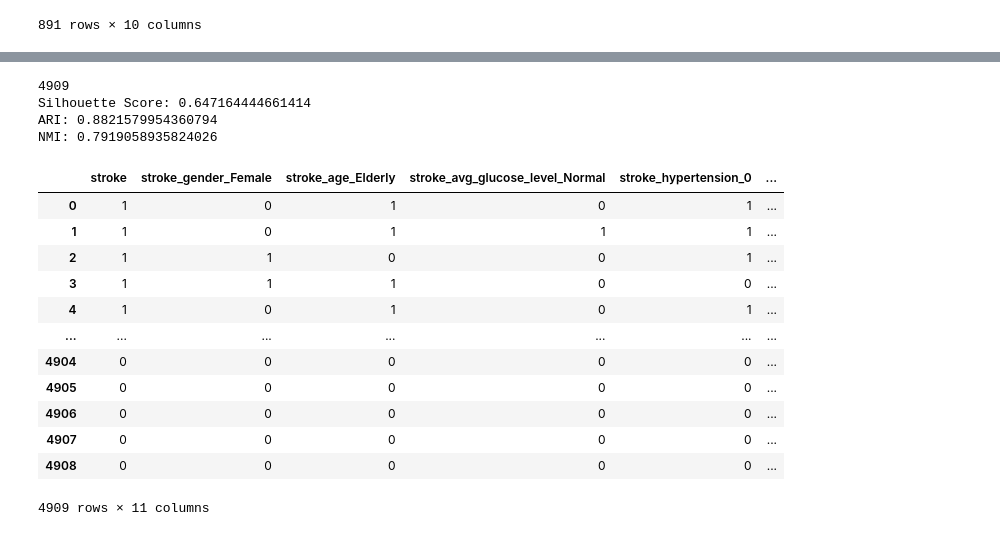
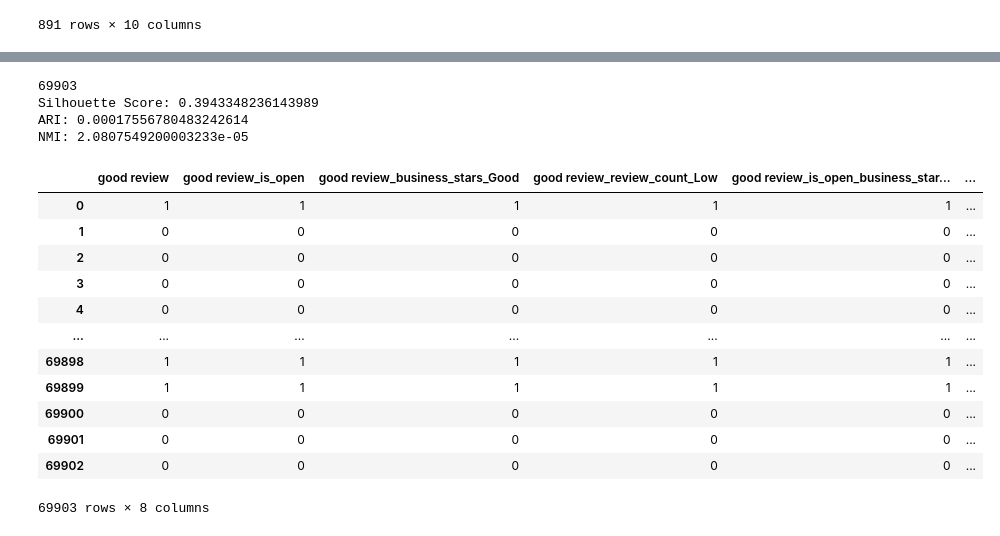
Before and after one commit to gtengwei/CZ4032-Data-Mining, a Jupyter notebook: agglomerative.ipynb, the cells around one changed output, grey strips where cells are left out. Saved outputs shown, nothing was run; the diff lists cells and outputs as text; code cells hidden in the pictures.

```diff
--- a/agglomerative.ipynb
+++ b/agglomerative.ipynb
@@ -380,4 +379,5 @@ NMI: 1.0
 # %%
-df = pd.read_csv('dataset/healthcare/healthcare.csv')
+df = pd.read_csv('dataset/business/sliced_review_business_3.csv')
+df = df[df.columns[1:]]
 df
 # %% [output]
@@ -449,11 +407,11 @@ NMI: 0.03149860939659415
 # %%
 #Run apriori algo on healthcare dataset
-combined_freq_itemsets, rules = my_apriori(df, 100, 0.4, target='stroke')
+combined_freq_itemsets, rules = my_apriori(df, 10000, 0.4, target='good review')
 # %%
-# print frequent itemset
+# print the frequent itemset
 count = 0
 for key, value in combined_freq_itemsets.items():
-    if 'stroke' in key:
+    if 'good review' in key:
         print(key, value)
         count += 1
 print(count)
@@ -473,10 +428,10 @@ print(count)
 # %%
 # original dataset + frequent itemset
-frequent_stroke_df = df.copy()
+frequent_business_df = df.copy()
 for key in combined_freq_itemsets:
     # Create a new column with 1 if all specified columns in the combination are 1, and 0 otherwise
-    if 'stroke' in key:
+    if 'good review' in key:
         combo_name = '_'.join(key)  # Create a column name based on the combination
-        frequent_stroke_df[combo_name] = frequent_stroke_df[list(key)].all(axis=1).astype(int)
-frequent_stroke_df
+        frequent_business_df[combo_name] = frequent_business_df[list(key)].all(axis=1).astype(int)
+frequent_business_df
 # %% [output]
@@ -496,34 +451,34 @@ frequent_stroke_df
 # %%
 # original dataset + frequent itemset
-agglomerative(frequent_stroke_df)
+agglomerative(frequent_business_df)
 # %% [output]
-4909
-Silhouette Score: 0.647164444661414
-ARI: 0.8821579954360794
-NMI: 0.7919058935824026
+69903
+Silhouette Score: 0.3943348236143989
+ARI: 0.00017556780483242614
+NMI: 2.0807549200003233e-05
 # %%
 # only frequent itemset
 frequent_df = pd.DataFrame()
 for key in combined_freq_itemsets:
     # Create a new column with 1 if all specified columns in the combination are 1, and 0 otherwise
-    if 'stroke' in key:
+    if 'good review' in key:
         combo_name = '_'.join(key)  # Create a column name based on the combination
-        frequent_df[combo_name] = frequent_stroke_df[list(key)].all(axis=1).astype(int)
+        frequent_df[combo_name] = frequent_business_df[list(key)].all(axis=1).astype(int)
 frequent_df
 # %% [output]
-|  | stroke | stroke_gender_Female | stroke_age_Elderly | stroke_avg_glucose_level_Normal | stroke_hypertension_0 | ... |
-| 0 | 1 | 0 | 1 | 0 | 1 | ... |
-| 1 | 1 | 0 | 1 | 1 | 1 | ... |
-| 2 | 1 | 1 | 0 | 0 | 1 | ... |
-| 3 | 1 | 1 | 1 | 0 | 0 | ... |
-| 4 | 1 | 0 | 1 | 0 | 1 | ... |
+|  | good review | good review_is_open | good review_business_stars_Good | good review_review_count_Low | good review_is_open_business_star... | ... |
+| 0 | 1 | 1 | 1 | 1 | 1 | ... |
+| 1 | 0 | 0 | 0 | 0 | 0 | ... |
+| 2 | 0 | 0 | 0 | 0 | 0 | ... |
+| 3 | 0 | 0 | 0 | 0 | 0 | ... |
+| 4 | 0 | 0 | 0 | 0 | 0 | ... |
 | ... | ... | ... | ... | ... | ... | ... |
-| 4904 | 0 | 0 | 0 | 0 | 0 | ... |
-| 4905 | 0 | 0 | 0 | 0 | 0 | ... |
-| 4906 | 0 | 0 | 0 | 0 | 0 | ... |
-| 4907 | 0 | 0 | 0 | 0 | 0 | ... |
-| 4908 | 0 | 0 | 0 | 0 | 0 | ... |
+| 69898 | 1 | 1 | 1 | 1 | 1 | ... |
+| 69899 | 1 | 1 | 1 | 1 | 1 | ... |
+| 69900 | 0 | 0 | 0 | 0 | 0 | ... |
+| 69901 | 0 | 0 | 0 | 0 | 0 | ... |
+| 69902 | 0 | 0 | 0 | 0 | 0 | ... |
-4909 rows × 11 columns
+69903 rows × 8 columns
 # %%
 # only frequent itemset
 agglomerative(frequent_df)
```
Also changed, not shown: parts of 15 cells of this notebook.
